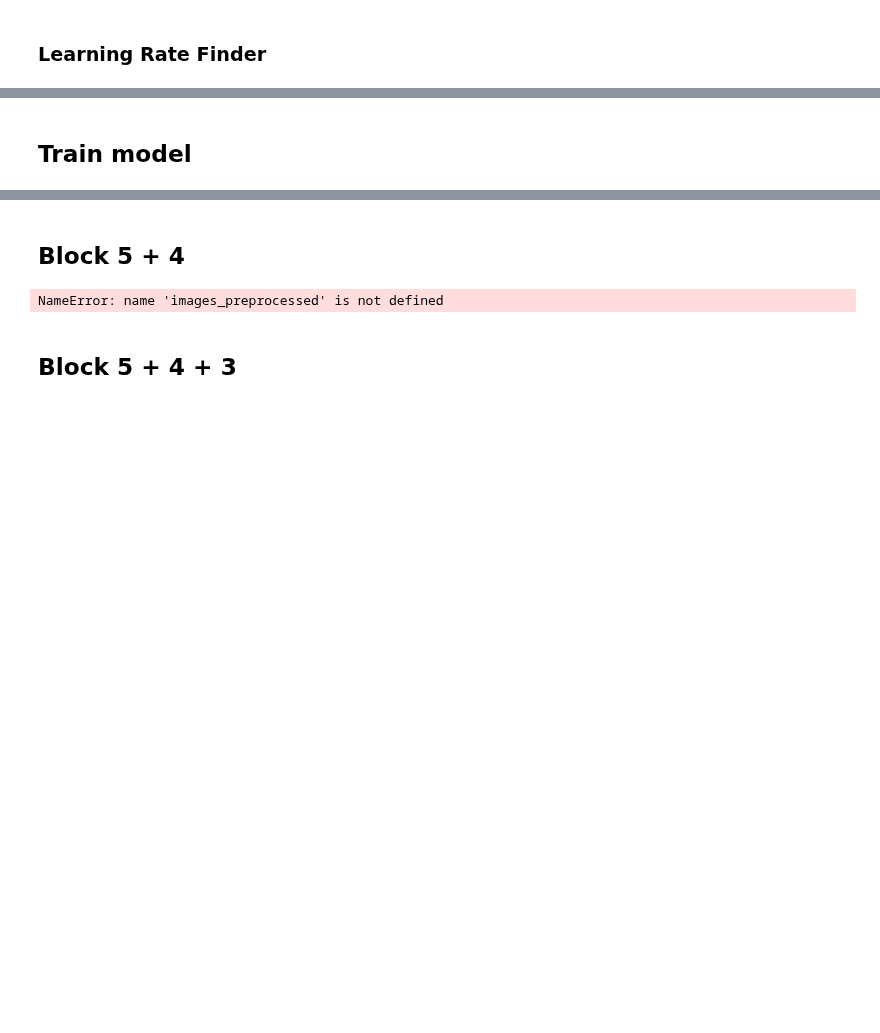
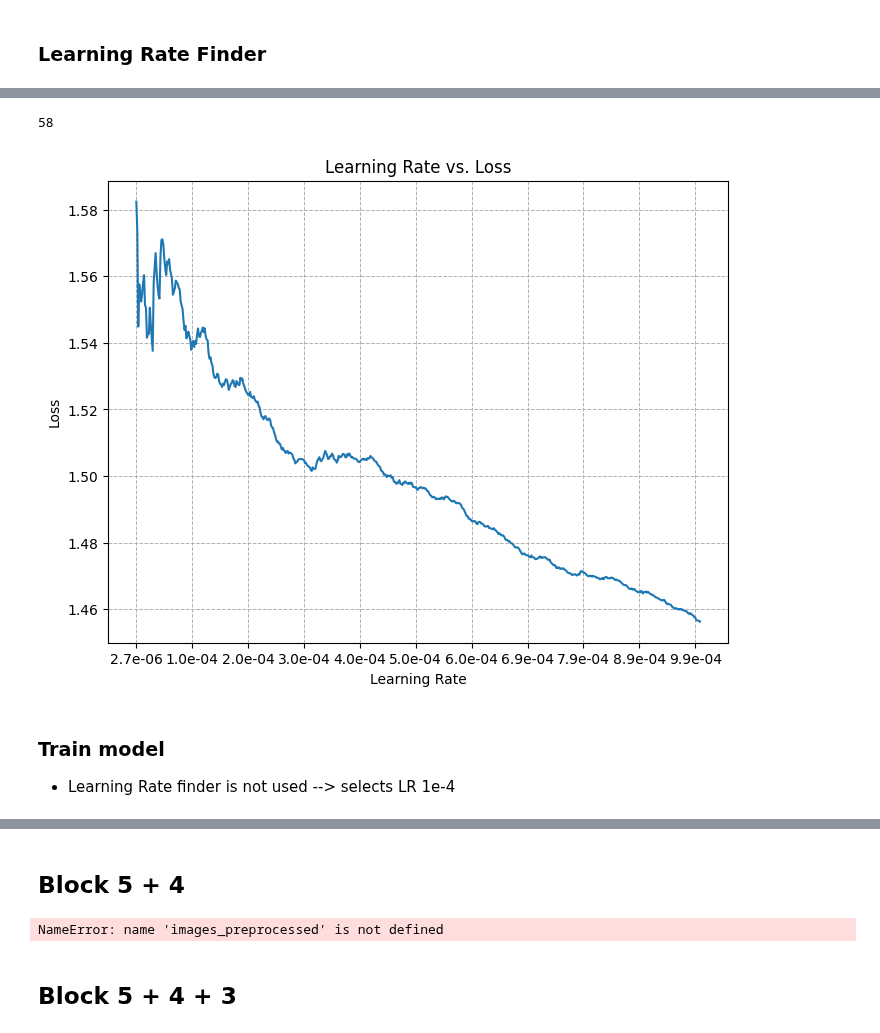
Before and after one commit to mortgad/DLVR, a Jupyter notebook: Baseline.ipynb, the cells around one changed output, grey strips where cells are left out. Saved outputs shown, nothing was run; the diff lists cells and outputs as text; code cells hidden in the pictures; blank space fills up the shorter version.

```diff
--- a/Baseline.ipynb
+++ b/Baseline.ipynb
@@ -2411,7 +2418,7 @@ from tensorflow.keras.callbacks import ModelCheckpoint
 
 batch_size = 64
 steps_per_epoch = int(np.ceil(len(X_train) / batch_size))
-initial_learning_rate=1e-7
+initial_learning_rate=1e-6
 max_learning_rate=1e-3
 
 ### Learning rate finder
@@ -2442,11 +2449,3 @@ resnet_history = model.fit(
     callbacks=[lr_finder],
     verbose=1
 )
-
-# Plot the learning rate vs. loss
-plt.figure(figsize=(8, 6))
-plt.plot(lr_finder.learning_rates, lr_finder.losses)
-plt.xlabel('Learning Rate')
-plt.ylabel('Loss')
-plt.title('Learning Rate vs. Loss')
-plt.show()
@@ -2453,4 +2455,40 @@ plt.show()
-# %% [markdown]
-## Train model
+# %%
+step = len(lr_finder.learning_rates) // 10
+step
+# %% [output]
+58
+# %%
+import matplotlib.pyplot as plt
+
+# Sample plot using the existing data
+plt.figure(figsize=(8, 6))
+plt.plot(lr_finder.learning_rates, lr_finder.losses)
+
+# Limit the number of x-axis ticks by taking every nth value (e.g., every 5th value)
+step = len(lr_finder.learning_rates) // 10  # Choose every 10th tick for display or adjust `step` as needed
+selected_ticks = lr_finder.learning_rates[::step]  # Select every nth value from the learning rates
+selected_labels = [f'{lr:.1e}' for lr in selected_ticks]  # Format the selected labels
+
+# Customize x-axis ticks to show reduced number
+plt.xticks(ticks=selected_ticks, labels=selected_labels)
+
+# Customize y-axis tick precision (if necessary)
+plt.gca().yaxis.set_major_formatter(plt.FuncFormatter(lambda y, _: f'{y:.2f}'))
+
+# Add gridlines for better visualization
+plt.grid(True, which='both', linestyle='--', linewidth=0.7)
+
+# Set axis labels and title
+plt.xlabel('Learning Rate')
+plt.ylabel('Loss')
+plt.title('Learning Rate vs. Loss')
+
+# Show the plot
+plt.show()
+# %% [output]
+[figure, added]
+# %% [markdown]
+### Train model
+- Learning Rate finder is not used --> selects LR 1e-4
 # %%
 # Compile the model
```
Also changed, not shown: parts of 10 cells of this notebook.
